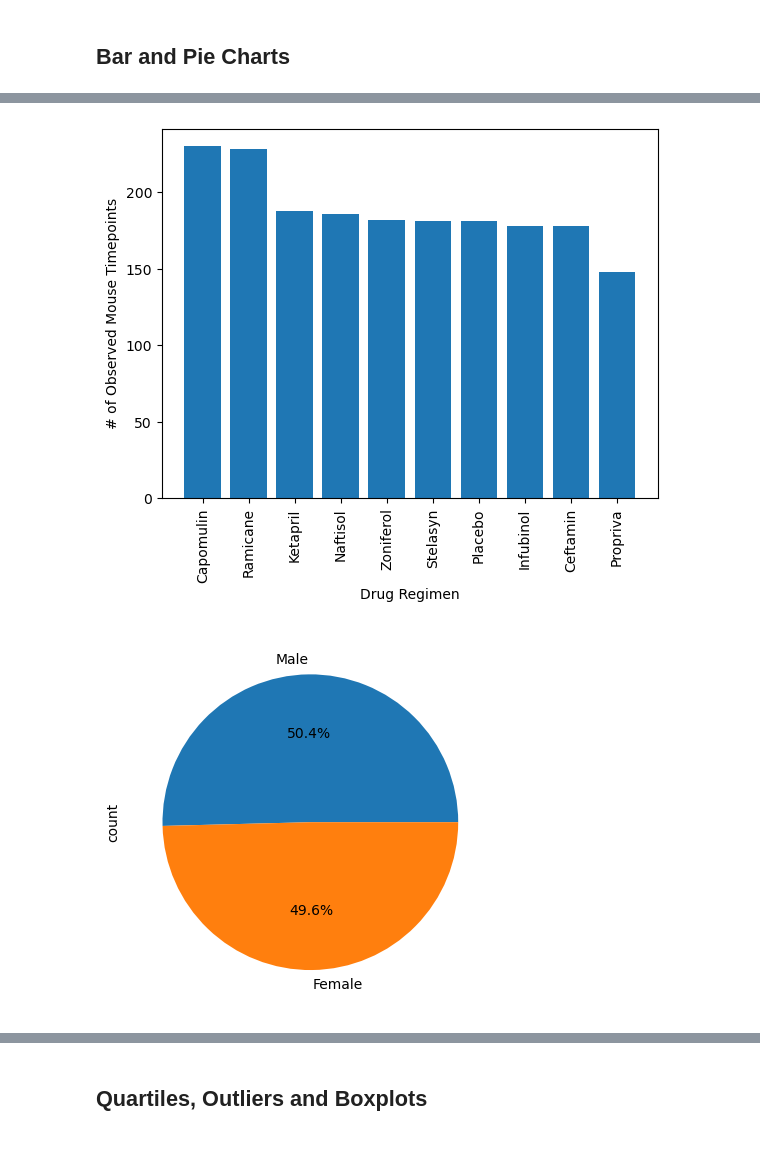
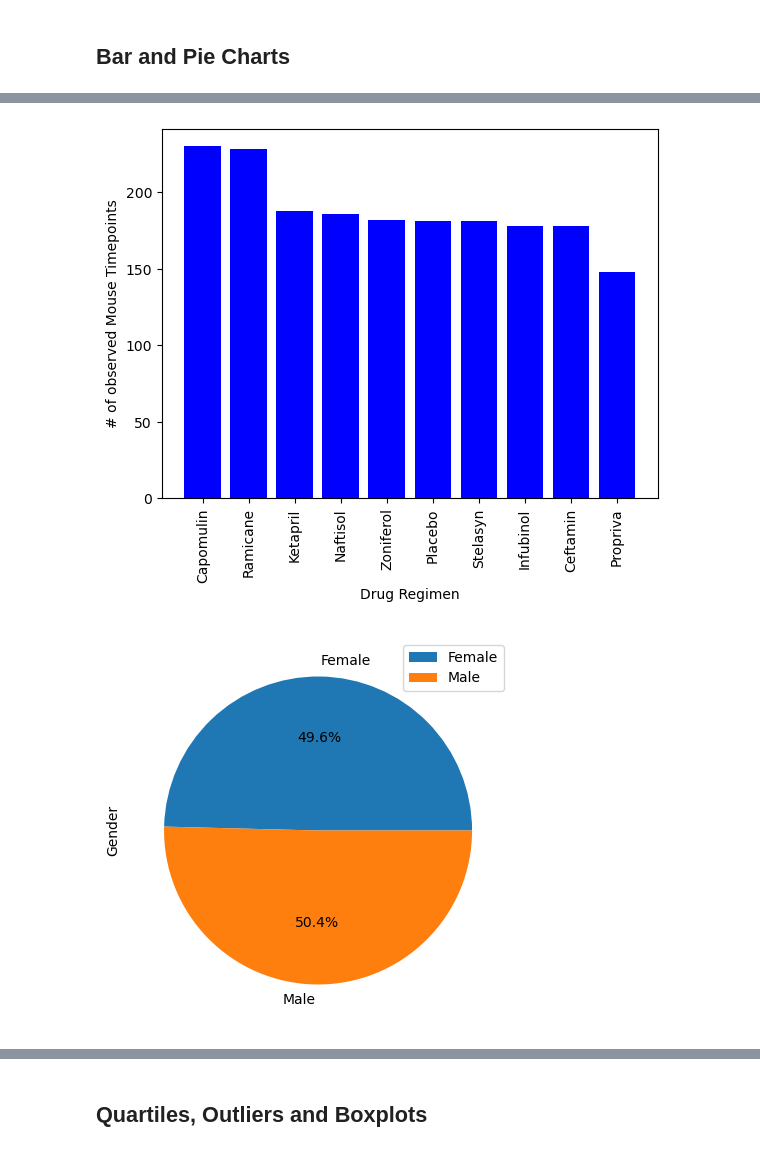
Before and after one commit to amydst/matplotlib-challenge, a Jupyter notebook: pymaceuticals_starter.ipynb, the cells around one changed output, grey strips where cells are left out. Saved outputs shown, nothing was run; the diff lists cells and outputs as text; code cells hidden in the pictures.

```diff
--- a/pymaceuticals_starter.ipynb
+++ b/pymaceuticals_starter.ipynb
@@ -144,16 +145,30 @@ cleanresults["Mouse ID"].nunique()
 # %%
 # Generate a bar plot showing the total number of rows (Mouse ID/Timepoints) for each drug regimen using pyplot.
+
+drug_counts= cleanresults["Drug Regimen"].value_counts()
+
+x_axis= drug_counts.index
+y_axis = drug_counts.values
+
+plt.bar(x_axis,y_axis,color="blue")
+
+plt.xlabel("Drug Regimen")
+plt.ylabel("# of observed Mouse Timepoints")
+plt.xticks(rotation=90)
+
+plt.show()
 # %% [output]
-[figure, old version]
+[figure, new version]
 # %%
 # Generate a pie chart, using Pandas, showing the distribution of unique female versus male mice used in the study
-
 # Get the unique mice with their gender
 
+micegender = cleanresults.groupby(cleanresults["Sex"]).agg({"Mouse ID":['nunique']})
 
 # Make the pie chart
+pieplot = micegender.plot(kind="pie",ylabel='Gender', figsize=(5, 5), autopct='%1.1f%%', subplots=True)
 # %% [output]
-[figure, old version]
+[figure, new version]
 # %%
 # Generate a pie chart, using pyplot, showing the distribution of unique female versus male mice used in the study
 
```
Also changed, not shown: parts of 7 cells of this notebook.
